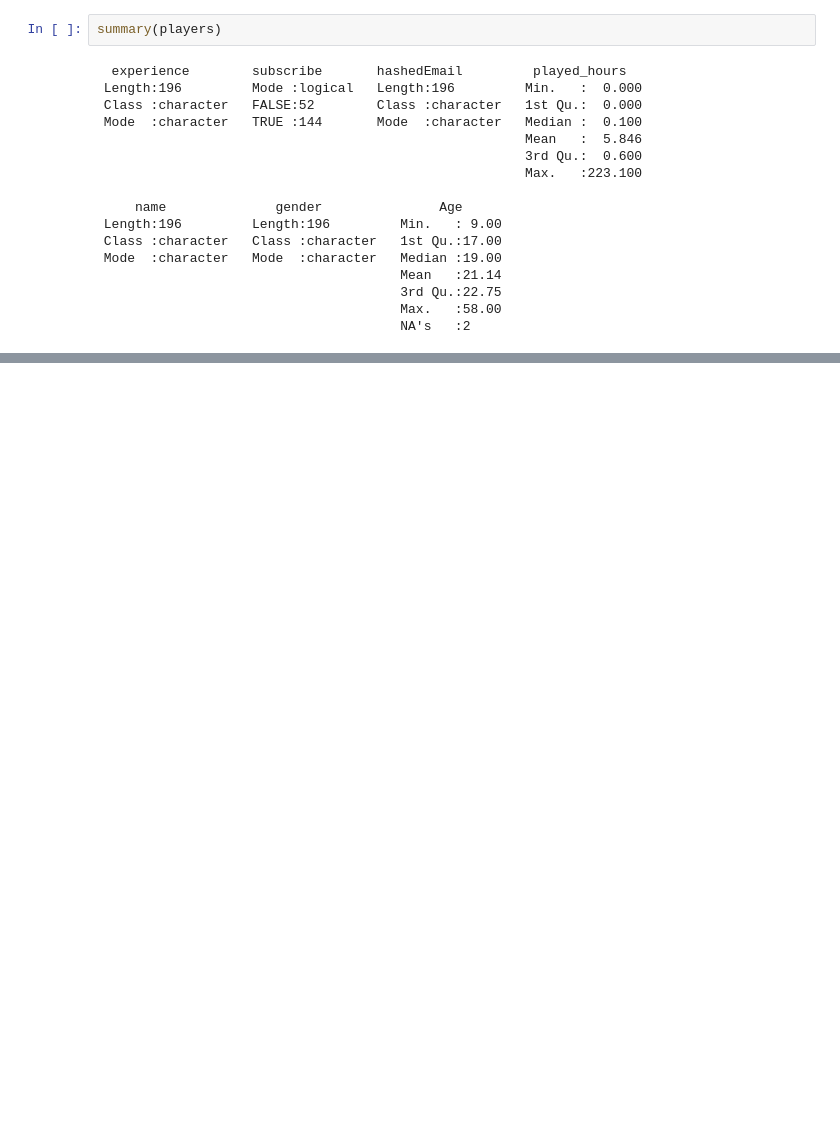
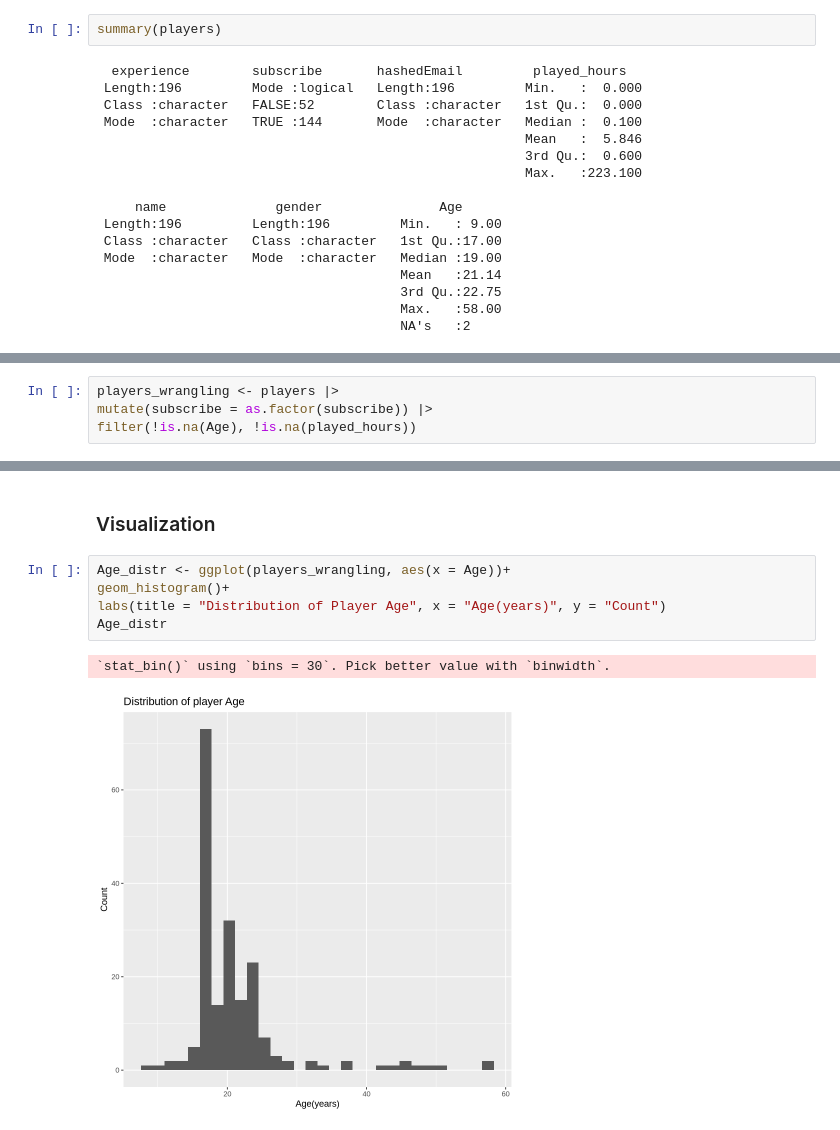
Before and after one commit to Jmmchai/individual-planning-stage, a Jupyter notebook: Individual project.ipynb, the cells around one changed output, grey strips where cells are left out. Saved outputs shown, nothing was run; the diff lists cells and outputs as text; blank space fills up the shorter version.

Commit message:
new graph(part3)

```diff
--- a/Individual project.ipynb
+++ b/Individual project.ipynb
@@ -157,0 +110,4 @@ summary(sessions)
+# %%
+players_wrangling <- players |>
+mutate(subscribe = as.factor(subscribe)) |>
+filter(!is.na(Age), !is.na(played_hours))
@@ -157,0 +125,10 @@ summary(sessions)
+# %% [markdown]
+<h3>Visualization</h3>
+# %%
+Age_distr <- ggplot(players_wrangling, aes(x = Age))+
+geom_histogram()+
+labs(title = "Distribution of Player Age", x = "Age(years)", y = "Count")
+Age_distr
+# %% [output]
+`stat_bin()` using `bins = 30`. Pick better value with `binwidth`.
+[figure, added]
```
Also changed, not shown: parts of 20 cells of this notebook.
